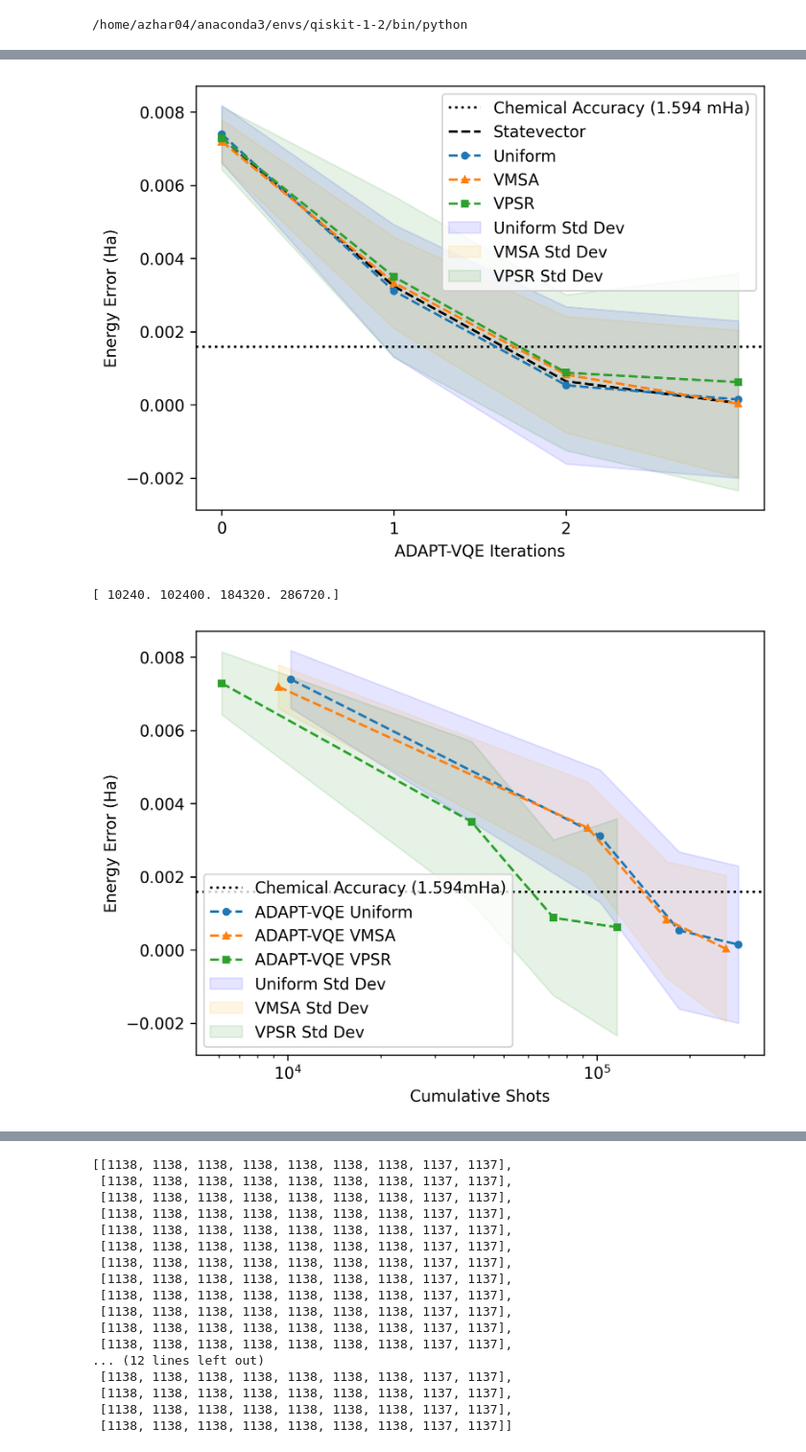
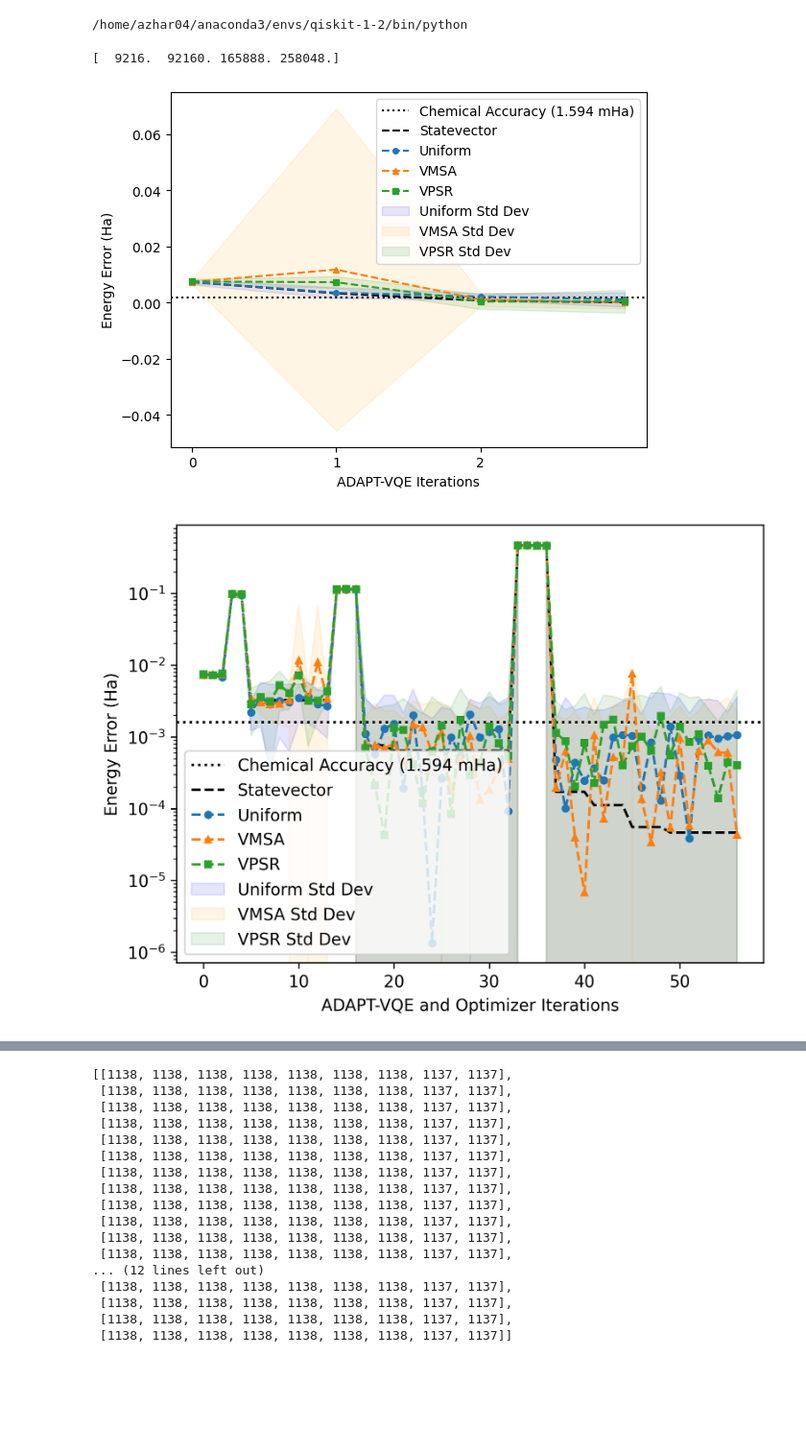
Before and after one commit to azhar-ikhtiarudin/ShotOptimization-ADAPT-VQE, a Jupyter notebook: visualization/results_lih.ipynb, the cells around one changed output, grey strips where cells are left out. Shown at 96% size. Cells and saved outputs as stored; diff of their text form; code cells hidden in the pictures; blank space fills up the shorter version.

```diff
--- a/visualization/results_lih.ipynb
+++ b/visualization/results_lih.ipynb
@@ -16,6 +16,7 @@ import json
 import matplotlib.pyplot as plt
 
 def plotErrorToAdaptIterations(data):
+    plt.figure()
     plt.rcParams['figure.dpi'] = 300
     exact_energy = data['fci_energy']
 
@@ -67,6 +68,7 @@ def plotErrorToAdaptIterations(data):
 
 
 def plotErrorToAdaptAndOptimizerIterations(data):
+    plt.figure()
     plt.rcParams['figure.dpi'] = 300
     exact_energy = data['fci_energy']
 
@@ -138,6 +140,7 @@ def plotErrorToAdaptAndOptimizerIterations(data):
 
 
 def plotErrorToCumulativeShots(data):
+    plt.figure()
     plt.rcParams['figure.dpi'] = 300
     exact_energy = data['fci_energy']
 
@@ -210,3 +213,16 @@ def plotErrorToCumulativeShots(data):
     plt.xlabel("Cumulative Shots")
     # plt.xticks([0,1,2,3,4])
     plt.legend()
+# %%
+filename = '../data/data_LiH_N=9216_k=100_Nexp=10_T=040225_142536.json'
+
+with open(filename, 'r') as json_file:
+    data = json.load(json_file)
+
+plotErrorToAdaptIterations(data)
+plotErrorToAdaptAndOptimizerIterations(data)
+plotErrorToCumulativeShots(data)
+# %% [output]
+[  9216.  92160. 165888. 258048.]
+[figure, added]
+[figure, added]
@@ -220,9 +237,0 @@ with open(filename, 'r') as json_file:
-# %%
-plotErrorToAdaptIterations(data_LiH)
-# %% [output]
-[figure, removed]
-# %%
-plotErrorToCumulativeShots(data_LiH)
-# %% [output]
-[ 10240. 102400. 184320. 286720.]
-[figure, removed]
```
Also changed, not shown: parts of 11 cells of this notebook, 13 other files.
